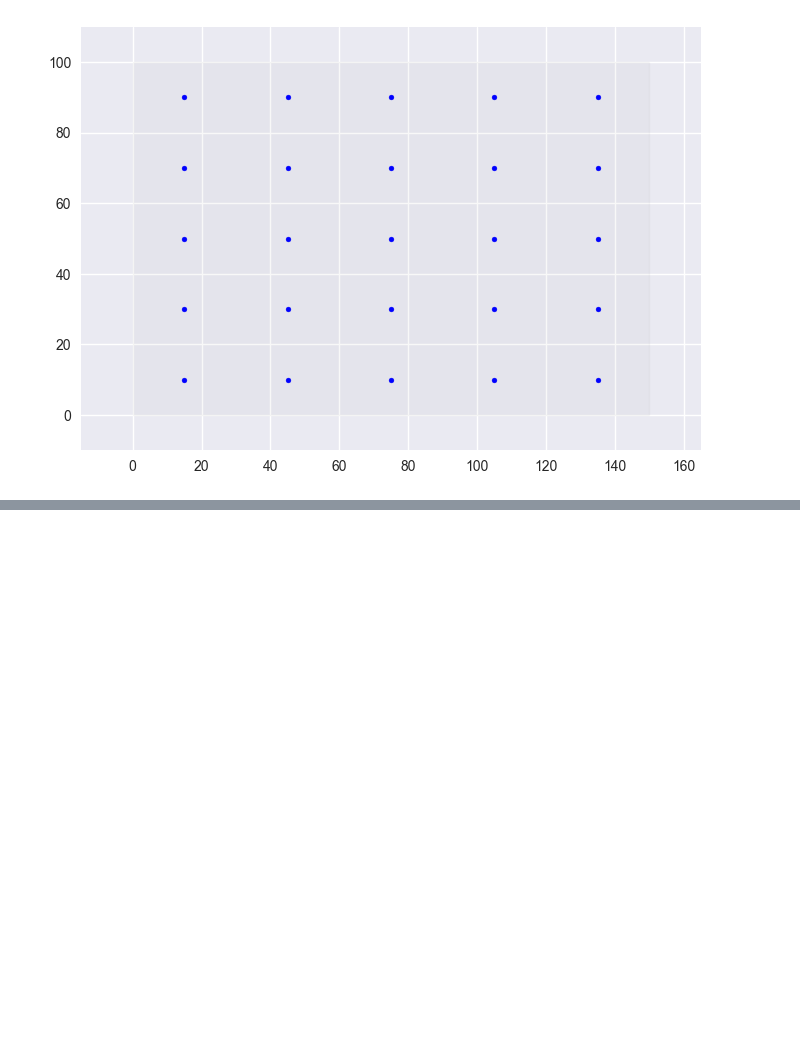
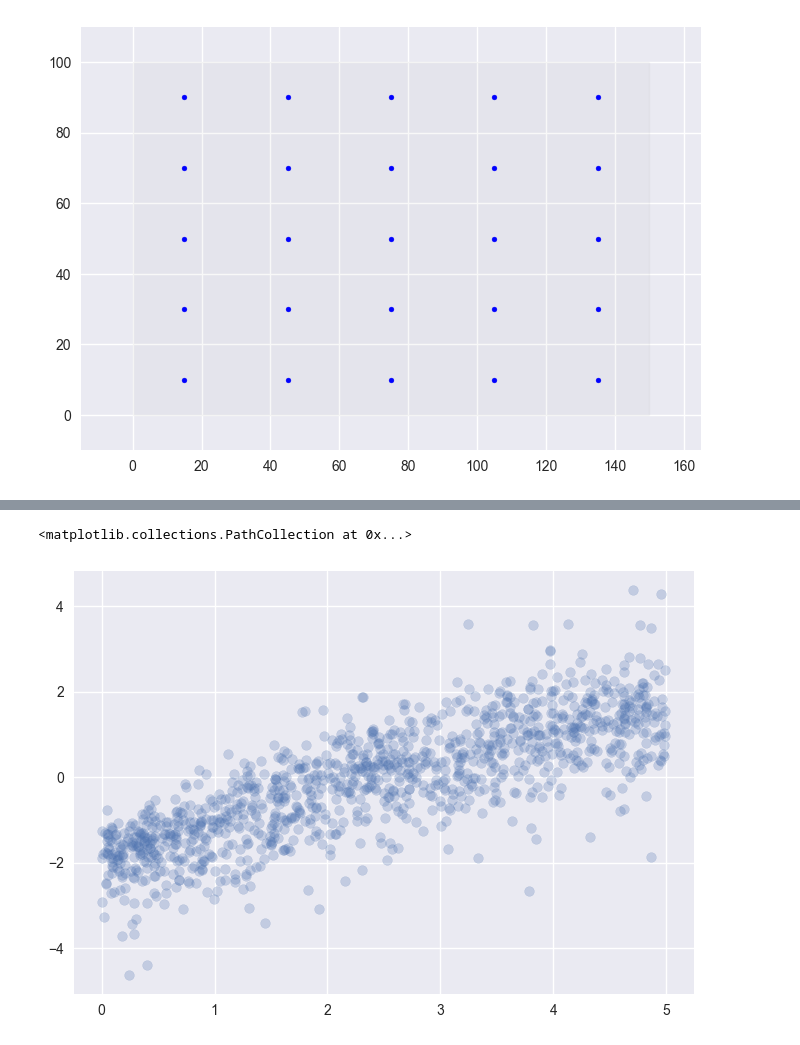
Before and after one commit to noaham/sigsen, a Jupyter notebook: examples/example.ipynb, the cells around one changed output, grey strips where cells are left out. Cells and saved outputs as stored; diff of their text form; code cells hidden in the pictures; blank space fills up the shorter version.

```diff
--- a/examples/example.ipynb
+++ b/examples/example.ipynb
@@ -15,0 +33,10 @@ _, _ = sigs.display(exp_factor=0.0025)
+# %%
+fig, ax = plt.subplots()
+dat = np.load('dat.npy', allow_pickle=True)
+print(dat.shape)
+noise = dat[:, 0]
+log_error = np.log(dat[:, 1])
+ax.scatter(noise, log_error, alpha=0.25)
+# %% [output]
+<matplotlib.collections.PathCollection at 0x...>
+[figure, added]
```
Also changed, not shown: parts of 6 cells of this notebook, 2 other files.
